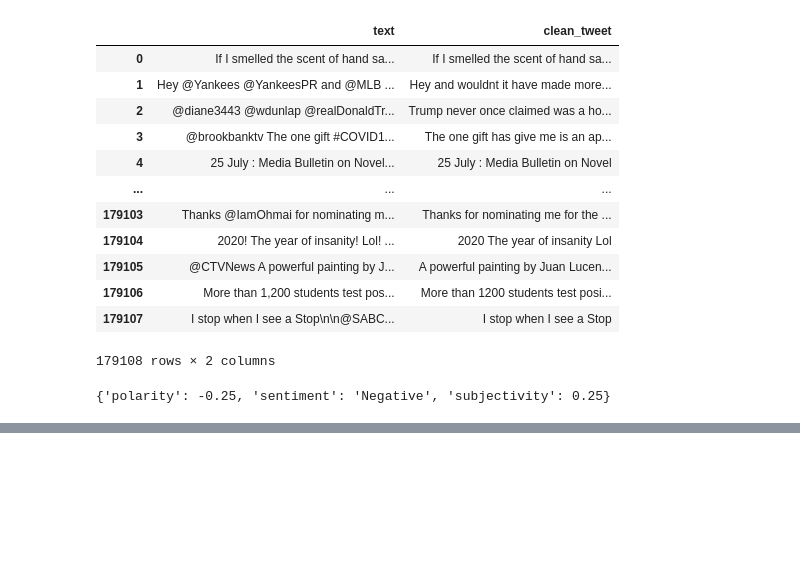
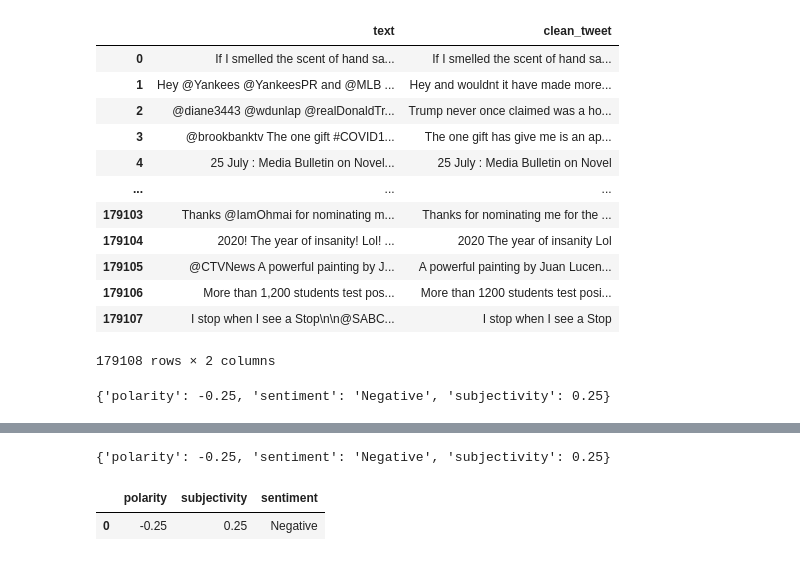
Before and after one commit to Anakha-s/Project-1, a Jupyter notebook: covid_sent_Analysis.ipynb, the cells around one changed output, grey strips where cells are left out. Cells and saved outputs as stored; diff of their text form; code cells hidden in the pictures; blank space fills up the shorter version.

```diff
--- a/covid_sent_Analysis.ipynb
+++ b/covid_sent_Analysis.ipynb
@@ -323,0 +339,9 @@ df['sentiment_results'] = df['clean_tweet'].apply(get_sentiment)
+# %%
+df['sentiment_results'].iloc[0]
+# %% [output]
+{'polarity': -0.25, 'sentiment': 'Negative', 'subjectivity': 0.25}
+# %%
+pd.json_normalize(df['sentiment_results'].iloc[0])
+# %% [output]
+|  | polarity | subjectivity | sentiment |
+| 0 | -0.25 | 0.25 | Negative |
```
Also changed, not shown: parts of 27 cells of this notebook.
